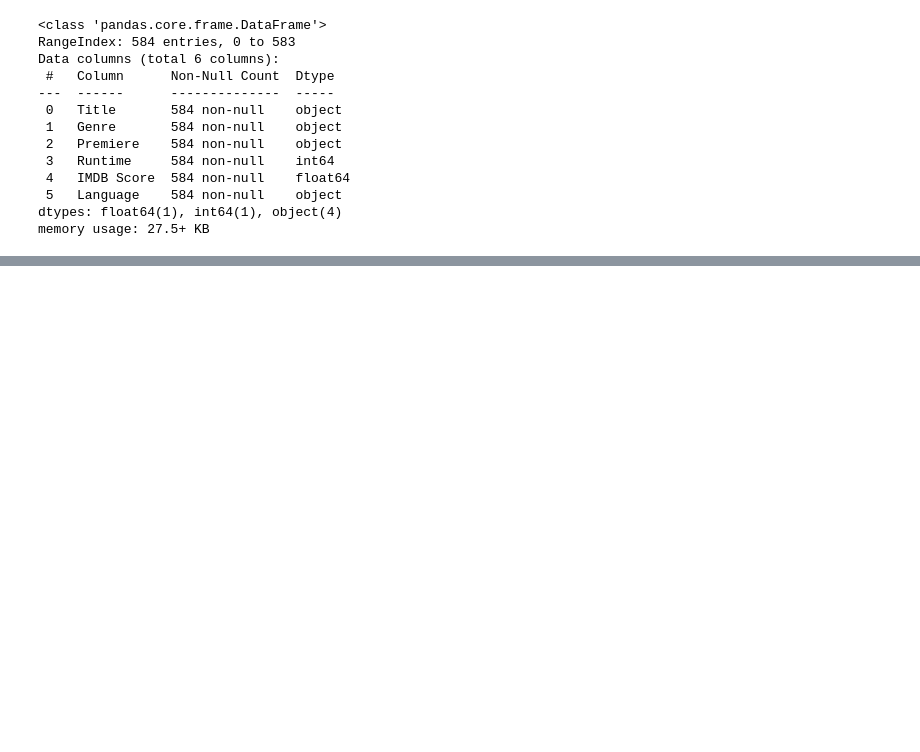
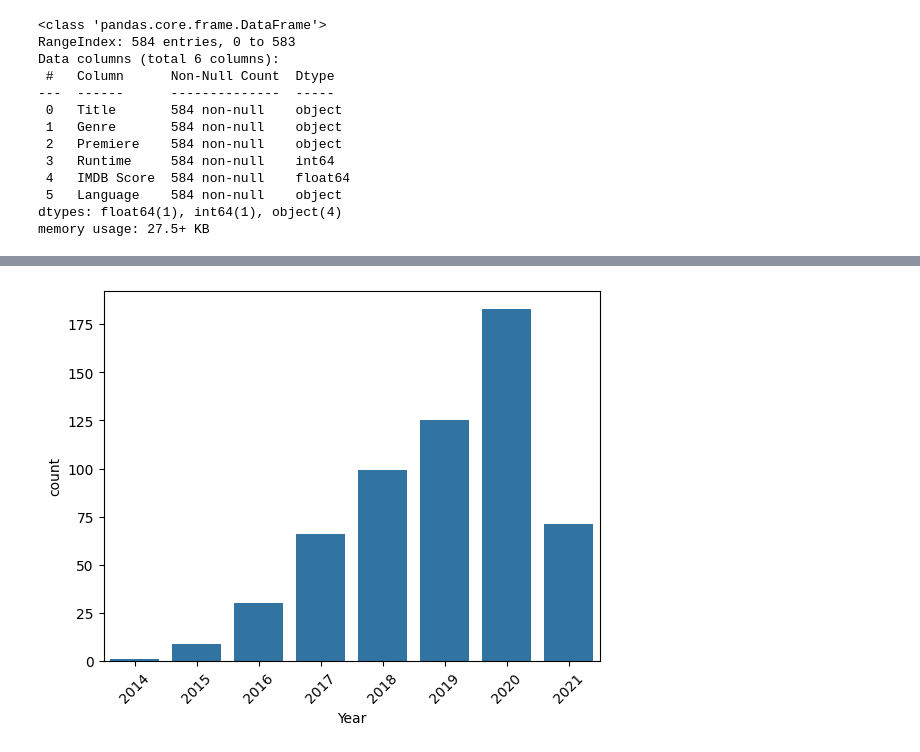
Before and after one commit to PetaFlops-web/movie-recommendation-system, a Jupyter notebook: recomendaction.ipynb, the cells around one changed output, grey strips where cells are left out. Drawn from its saved outputs; the diff is of its cells as text; code cells hidden in the pictures; blank space fills up the shorter version.

```diff
--- a/recomendaction.ipynb
+++ b/recomendaction.ipynb
@@ -52,0 +98,14 @@ memory usage: 27.5+ KB
+# %%
+# Preprocessing sederhana
+df['Premiere'] = pd.to_datetime(df['Premiere'], format='mixed')
+df['Year'] = df['Premiere'].dt.year
+# %%
+# Visualisasi Film per tahun
+import seaborn as sns
+import matplotlib.pyplot as plt
+
+sns.countplot(x='Year', data=df)
+plt.xticks(rotation=45)
+plt.show()
+# %% [output]
+[figure, added]
```
Also changed, not shown: parts of 11 cells of this notebook.
